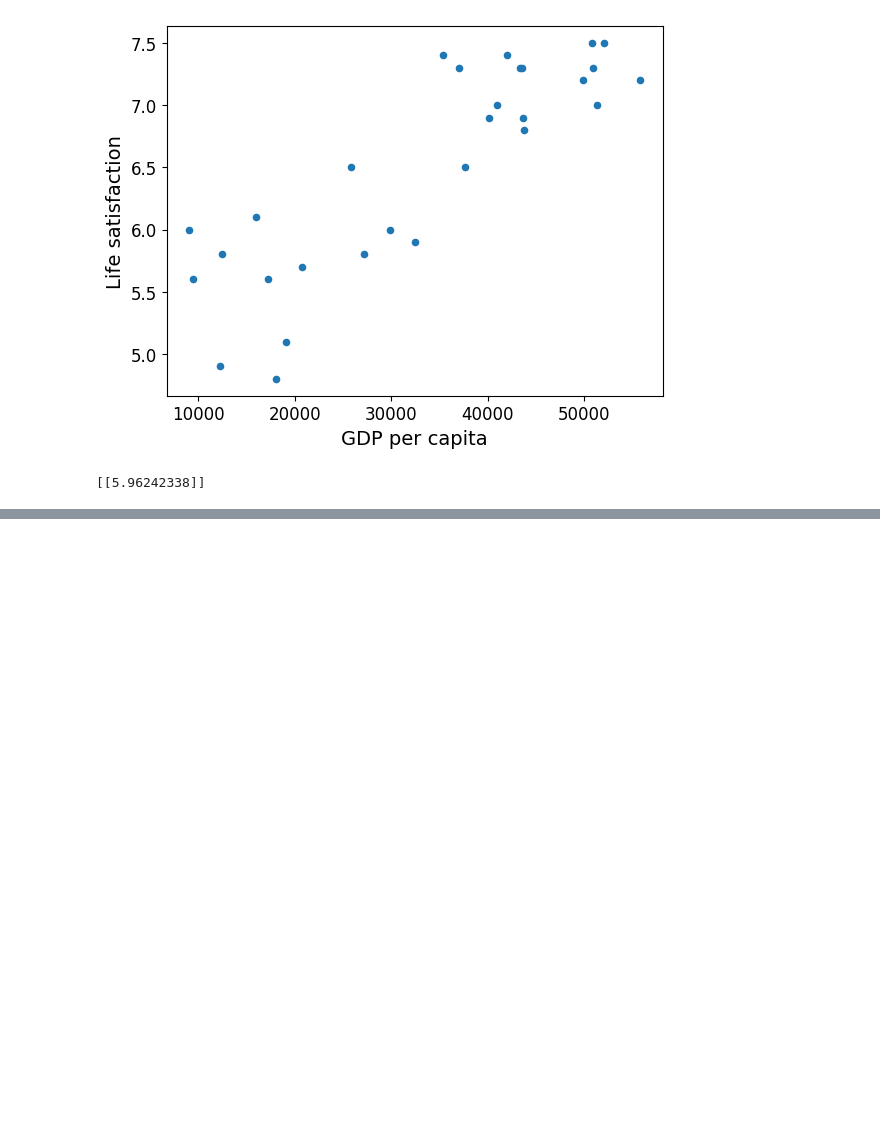
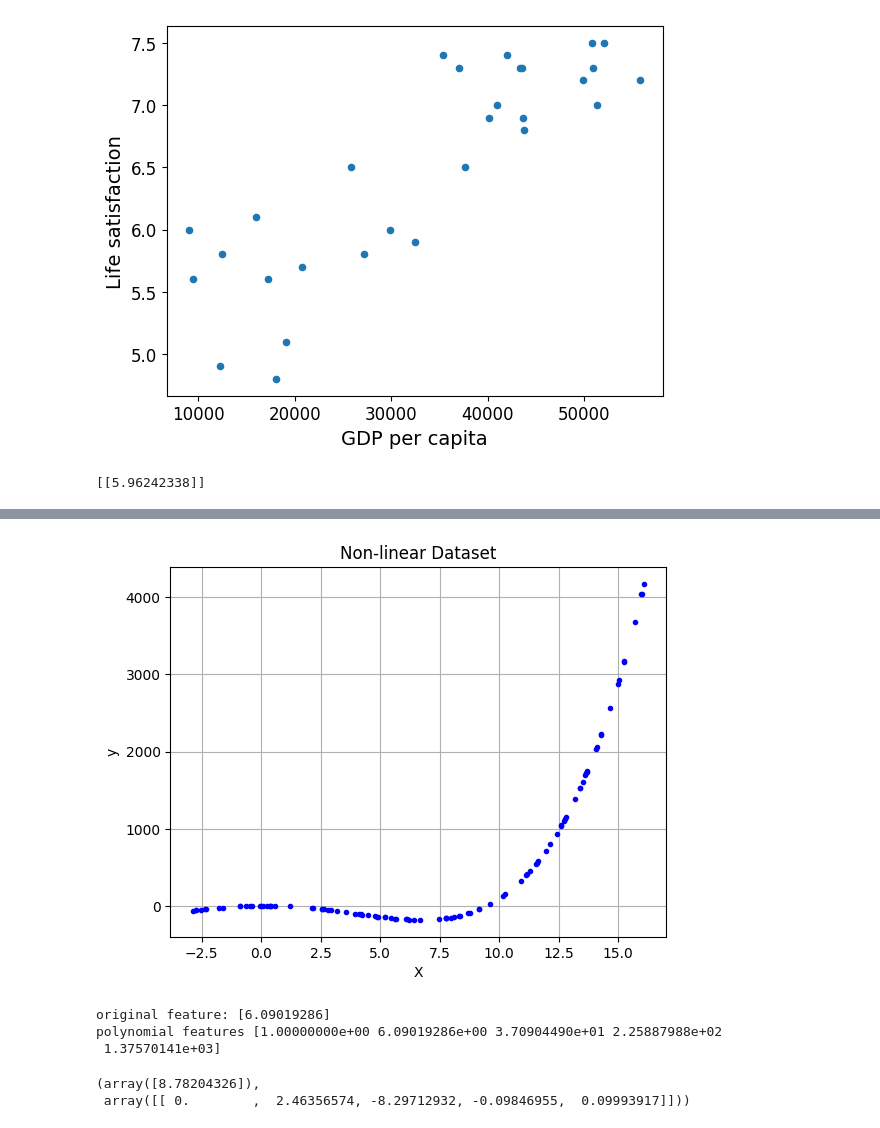
Before and after one commit to MikZmu/machineLearningEllipsometry, a Jupyter notebook: Untitled.ipynb, the cells around one changed output, grey strips where cells are left out. Drawn from its saved outputs; the diff is of its cells as text; code cells hidden in the pictures; blank space fills up the shorter version.

```diff
--- a/Untitled.ipynb
+++ b/Untitled.ipynb
@@ -74,0 +129,32 @@ print(model.predict(X_new)) # outputs [[ 5.96242338]]
+# %%
+n = 100 # 100 data points
+X = 20 * np.random.rand(n,1) -3
+y = 0.1*pow(X,4) - 0.1*X*X*X -8.29*X*X + 2.499*X + 8.19 + np.random.rand(n,1)
+
+# plotting the dataset
+plt.plot(X,y,'b.')
+plt.xlabel('X')
+plt.ylabel('y')
+plt.title('Non-linear Dataset')
+plt.grid(True)
+# %% [output]
+[figure, added]
+# %%
+poly_features = PolynomialFeatures(degree=4) # decide the maximal degree of the polynomial feature
+X_ploy = poly_features.fit_transform(X) # convert the original feature to polynomial feature
+
+
+# check the extened polynomial features of the first data point
+print('original feature:', X[0])
+print('polynomial features',X_ploy[0])
+# %% [output]
+original feature: [6.09019286]
+polynomial features [1.00000000e+00 6.09019286e+00 3.70904490e+01 2.25887988e+02
+ 1.37570141e+03]
+# %%
+lin_reg = LinearRegression()
+lin_reg.fit(X_ploy,y)
+lin_reg.intercept_, lin_reg.coef_ # check the bais term and feature weights of the trained model
+# %% [output]
+(array([8.78204326]),
+ array([[ 0.        ,  2.46356574, -8.29712932, -0.09846955,  0.09993917]]))
```
Also changed, not shown: parts of 6 cells of this notebook, 1 other file.
